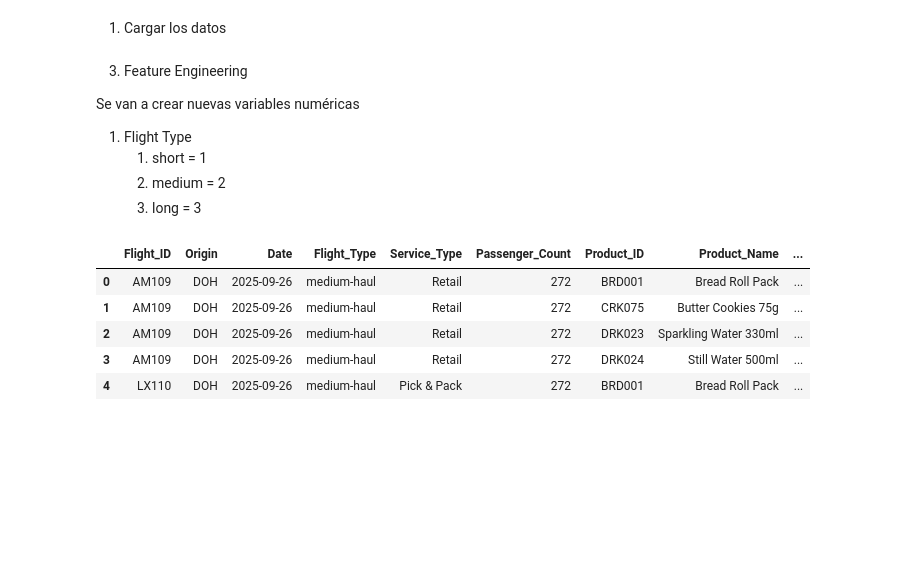
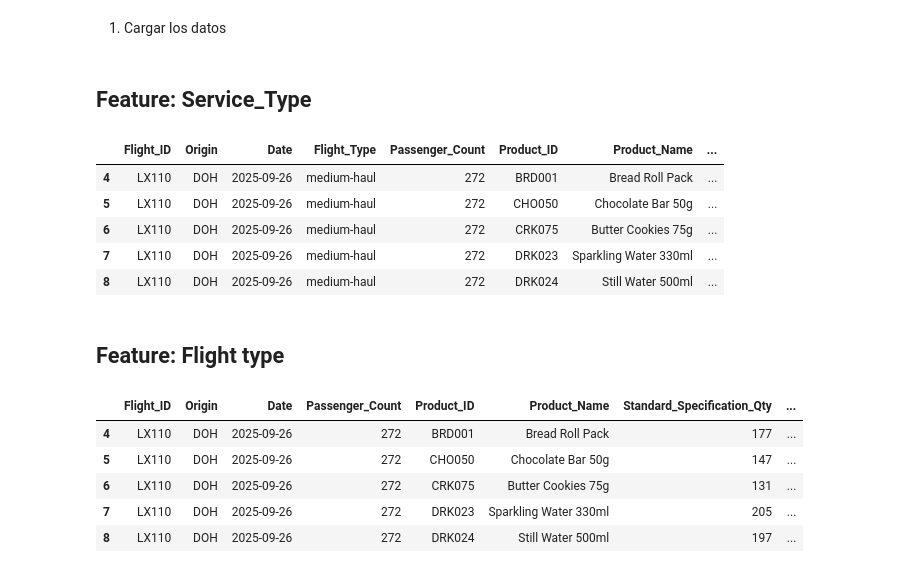
Before and after one commit to Pansocrates03/hackmty2025-gategroup, a Jupyter notebook: consumption-prediction/notebooks/A2.FeatureEngineering.ipynb, the cells around one changed output. Drawn from its saved outputs; the diff is of its cells as text; code cells hidden in the pictures; blank space fills up the shorter version.

```diff
--- a/consumption-prediction/notebooks/A2.FeatureEngineering.ipynb
+++ b/consumption-prediction/notebooks/A2.FeatureEngineering.ipynb
@@ -9,32 +9,42 @@ import numpy as np
 import pandas as pd
 import matplotlib.pyplot as plt
 import tensorflow as tf
+# %% [markdown]
+## Feature: Service_Type
+# %%
+df = pd.read_excel('../data/ConsumptionPrediction_Dataset_v1.xlsx', sheet_name='Sheet1')
+
+# Se excluyen todos los servicios que no sean 'Pick & Pack'
+df = df[df['Service_Type'] == 'Pick & Pack']
+df.drop(columns=['Service_Type'], inplace=True)
+df.head()
+# %% [output]
+|  | Flight_ID | Origin | Date | Flight_Type | Passenger_Count | Product_ID | Product_Name | ... |
+| 4 | LX110 | DOH | 2025-09-26 | medium-haul | 272 | BRD001 | Bread Roll Pack | ... |
+| 5 | LX110 | DOH | 2025-09-26 | medium-haul | 272 | CHO050 | Chocolate Bar 50g | ... |
+| 6 | LX110 | DOH | 2025-09-26 | medium-haul | 272 | CRK075 | Butter Cookies 75g | ... |
+| 7 | LX110 | DOH | 2025-09-26 | medium-haul | 272 | DRK023 | Sparkling Water 330ml | ... |
+| 8 | LX110 | DOH | 2025-09-26 | medium-haul | 272 | DRK024 | Still Water 500ml | ... |
 # %% [markdown]
-3. Feature Engineering
-
-Se van a crear nuevas variables numéricas
-
-1. Flight Type
-    1. short = 1
-    2. medium = 2
-    3. long = 3
+## Feature: Flight type
 # %%
 def flight_type_to_numeric(flight_type):
     if flight_type == 'short-haul':
         return 1
     elif flight_type == 'medium-haul':
         return 2
     elif flight_type == 'long-haul':
         return 3
     else:
         return 0  # Valor por defecto para tipos desconocidos
 
-df['Flight_Type_Numeric'] = df['Flight_Type'].apply(flight_type_to_numeric)
+df['haul'] = df['Flight_Type'].apply(flight_type_to_numeric)
+df.drop(columns=['Flight_Type'], inplace=True)
 df.head()
 # %% [output]
-|  | Flight_ID | Origin | Date | Flight_Type | Service_Type | Passenger_Count | Product_ID | Product_Name | ... |
-| 0 | AM109 | DOH | 2025-09-26 | medium-haul | Retail | 272 | BRD001 | Bread Roll Pack | ... |
-| 1 | AM109 | DOH | 2025-09-26 | medium-haul | Retail | 272 | CRK075 | Butter Cookies 75g | ... |
-| 2 | AM109 | DOH | 2025-09-26 | medium-haul | Retail | 272 | DRK023 | Sparkling Water 330ml | ... |
-| 3 | AM109 | DOH | 2025-09-26 | medium-haul | Retail | 272 | DRK024 | Still Water 500ml | ... |
-| 4 | LX110 | DOH | 2025-09-26 | medium-haul | Pick & Pack | 272 | BRD001 | Bread Roll Pack | ... |
+|  | Flight_ID | Origin | Date | Passenger_Count | Product_ID | Product_Name | Standard_Specification_Qty | ... |
+| 4 | LX110 | DOH | 2025-09-26 | 272 | BRD001 | Bread Roll Pack | 177 | ... |
+| 5 | LX110 | DOH | 2025-09-26 | 272 | CHO050 | Chocolate Bar 50g | 147 | ... |
+| 6 | LX110 | DOH | 2025-09-26 | 272 | CRK075 | Butter Cookies 75g | 131 | ... |
+| 7 | LX110 | DOH | 2025-09-26 | 272 | DRK023 | Sparkling Water 330ml | 205 | ... |
+| 8 | LX110 | DOH | 2025-09-26 | 272 | DRK024 | Still Water 500ml | 197 | ... |
```
Also changed, not shown: parts of 8 cells of this notebook, 4 other files.
